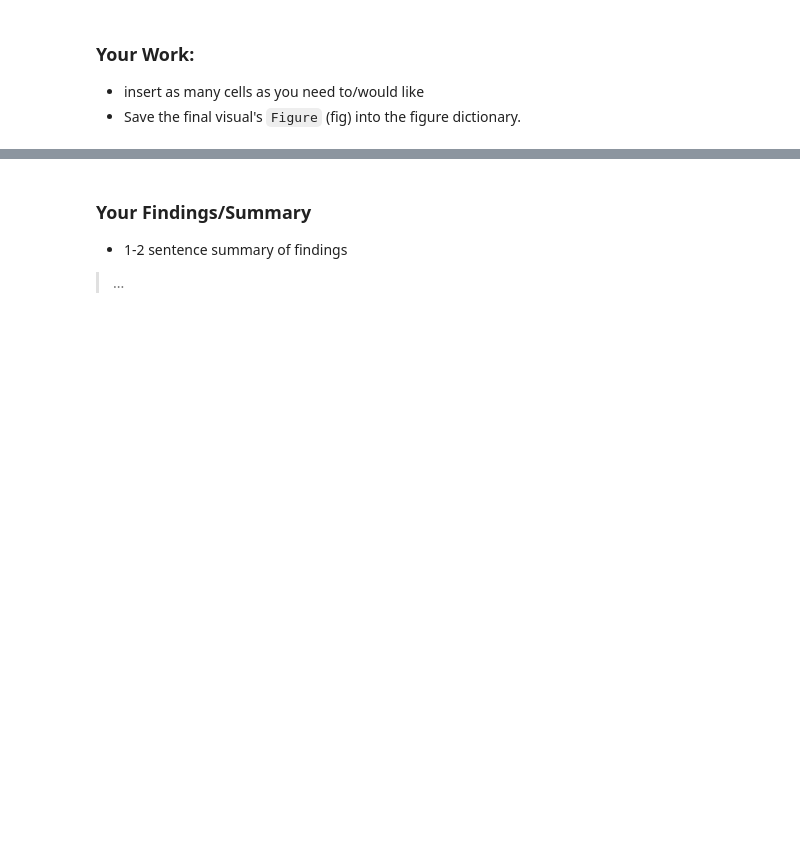
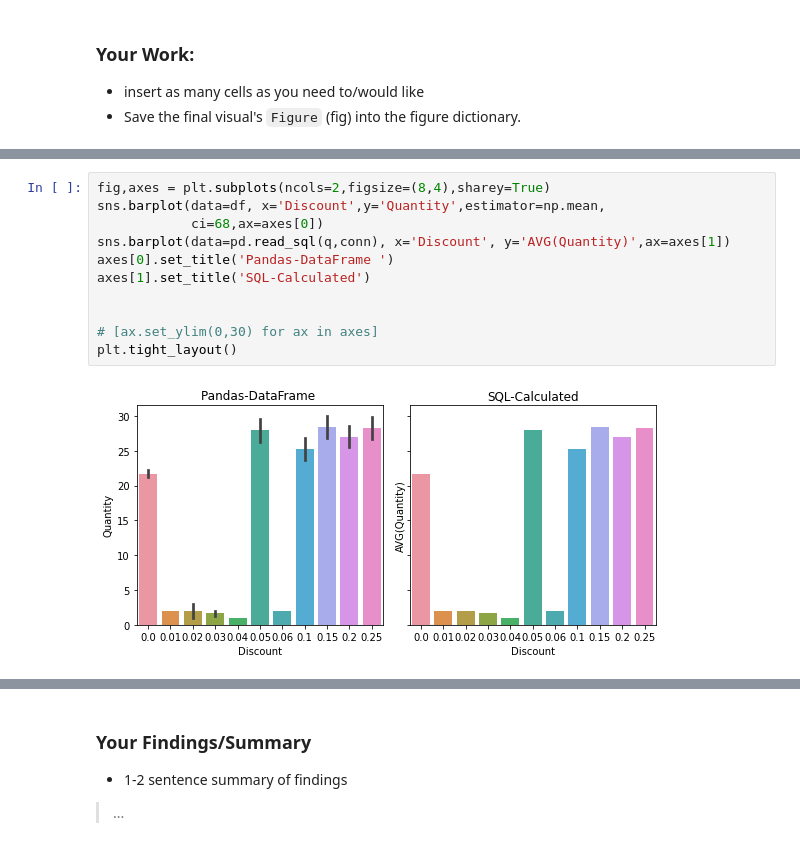
Before and after one commit to flatiron-school/ds-flex-SQL-and-visualizations-practice, a Jupyter notebook: student.ipynb, the cells around one changed output, grey strips where cells are left out. Saved outputs shown, nothing was run; the diff lists cells and outputs as text; blank space fills up the shorter version.

```diff
--- a/student.ipynb
+++ b/student.ipynb
@@ -133,0 +269,13 @@ figures ={}
+# %%
+fig,axes = plt.subplots(ncols=2,figsize=(8,4),sharey=True)
+sns.barplot(data=df, x='Discount',y='Quantity',estimator=np.mean,
+            ci=68,ax=axes[0])
+sns.barplot(data=pd.read_sql(q,conn), x='Discount', y='AVG(Quantity)',ax=axes[1])
+axes[0].set_title('Pandas-DataFrame ')
+axes[1].set_title('SQL-Calculated')
+
+
+# [ax.set_ylim(0,30) for ax in axes]
+plt.tight_layout()
+# %% [output]
+[figure, added]
```
Also changed, not shown: parts of 26 cells of this notebook.
